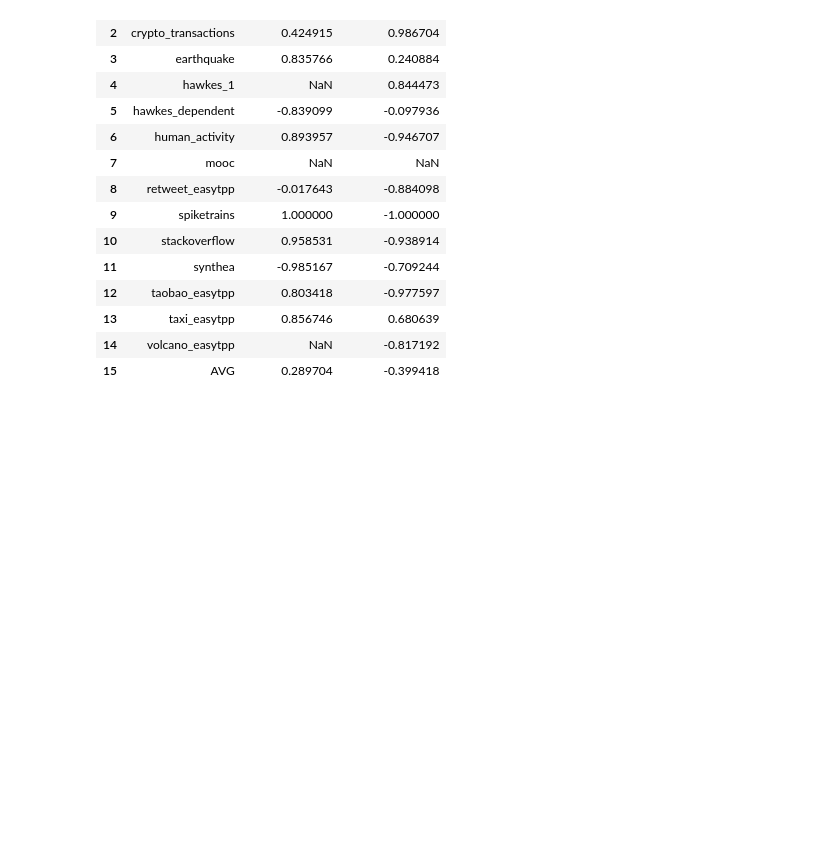
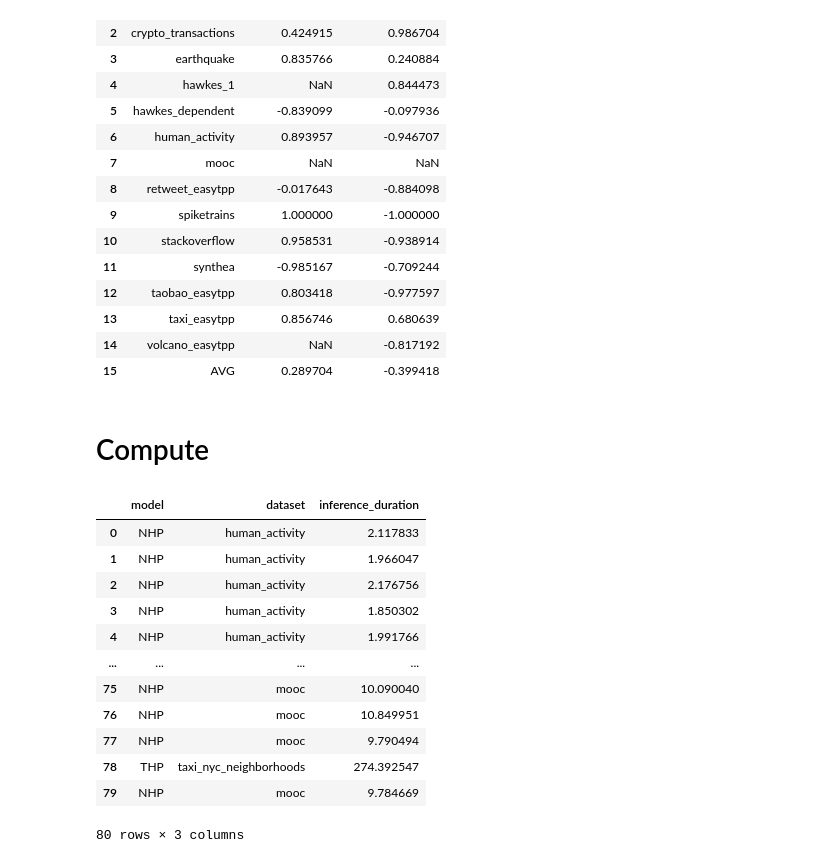
Before and after one commit to JP-SystemsX/MUSES_Eval, a Jupyter notebook: analysis/benchmark.ipynb, the cells around one changed output. Saved outputs shown, nothing was run; the diff lists cells and outputs as text; code cells hidden in the pictures; blank space fills up the shorter version.

```diff
--- a/analysis/benchmark.ipynb
+++ b/analysis/benchmark.ipynb
@@ -812,3 +846,50 @@ final_df
 | 13 | taxi_easytpp | 0.856746 | 0.680639 |
 | 14 | volcano_easytpp | NaN | -0.817192 |
 | 15 | AVG | 0.289704 | -0.399418 |
+# %% [markdown]
+# Compute
+# %%
+test_sizes = {
+    "synthea": 433624 // 10,
+    "crypto_transactions": 20832338 // 10,
+    "earthquake": 91584 // 10,
+    "volcano_easytpp": 8840 // 10,
+    "taxi_easytpp": 74078 // 10,
+    "taxi_nyc_neighborhoods": 62089613 // 10,
+    "stackoverflow": 4361540 // 10,
+    "retweet_easytpp": 2610102 // 10,
+    "memetrac": 28611897 // 10,
+    "wikipedia": 5920802 // 10,
+    "amazon_easytpp": 413420 // 10,
+    "taobao_easytpp": 113410 // 10,
+    "human_activity": 6449 // 10,
+    "mooc": 411749 // 10,
+    "spiketrains": 842941 // 10,
+    "911": 663522 // 10,
+    "hawkes_1": 613058 // 10,
+    "hawkes_dependent": 100829 // 10,
+}
+
+conn = sqlite3.connect(db_path)
+
+df = pd.read_sql_query("""
+SELECT model, dataset, inference_duration
+FROM final_results
+""", conn)
+
+conn.close()
+df
+# %% [output]
+|  | model | dataset | inference_duration |
+| 0 | NHP | human_activity | 2.117833 |
+| 1 | NHP | human_activity | 1.966047 |
+| 2 | NHP | human_activity | 2.176756 |
+| 3 | NHP | human_activity | 1.850302 |
+| 4 | NHP | human_activity | 1.991766 |
+| ... | ... | ... | ... |
+| 75 | NHP | mooc | 10.090040 |
+| 76 | NHP | mooc | 10.849951 |
+| 77 | NHP | mooc | 9.790494 |
+| 78 | THP | taxi_nyc_neighborhoods | 274.392547 |
+| 79 | NHP | mooc | 9.784669 |
+80 rows × 3 columns
```
Also changed, not shown: parts of 5 cells of this notebook, 3 other files.
